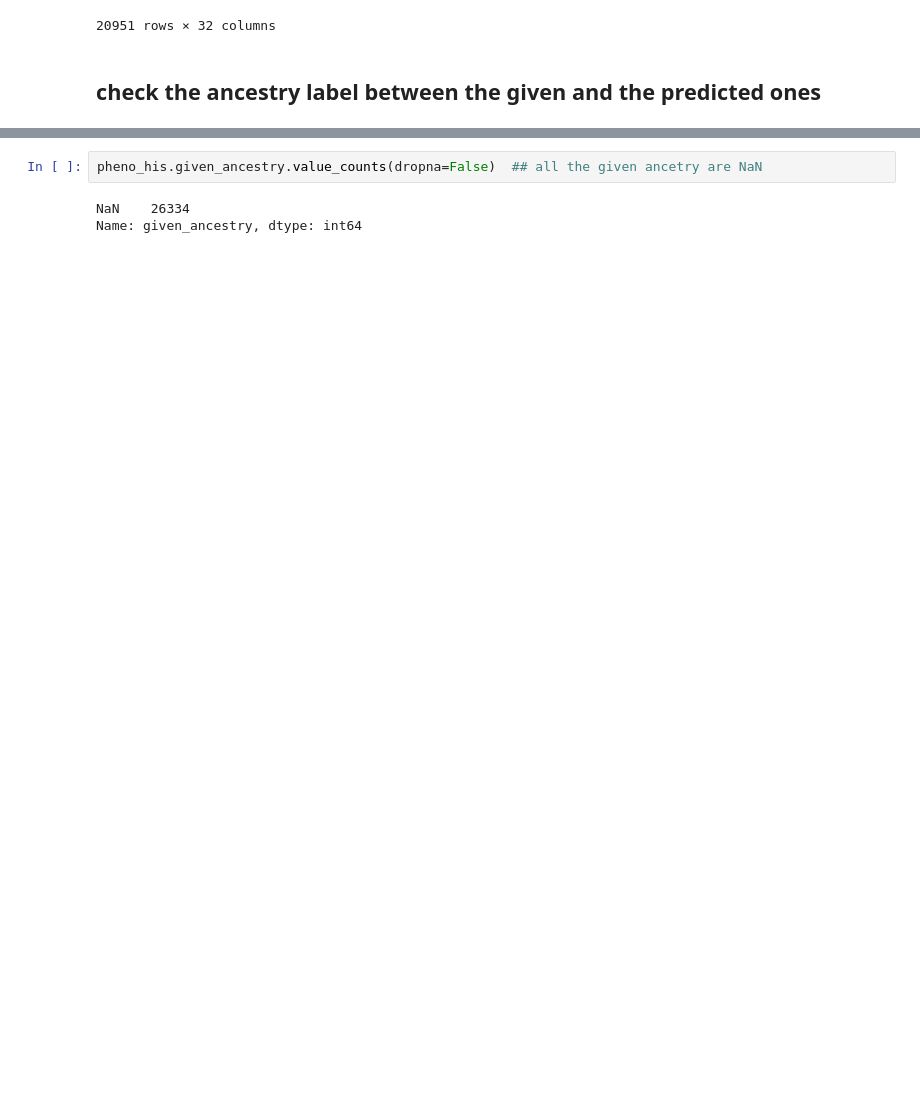
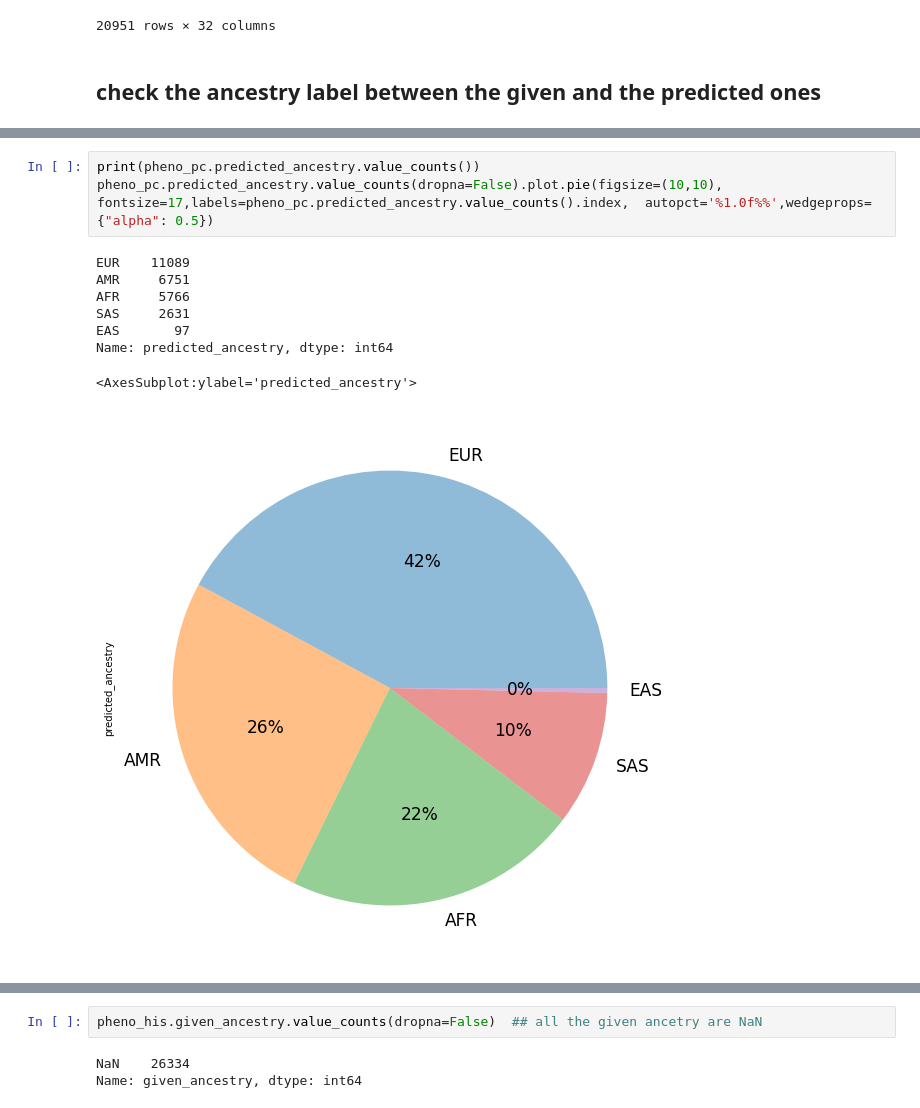
Before and after one commit to teresa-sansan/ADSP_polyfun, a Jupyter notebook: data_processing/phenotype/merge_pheno_pc_population.ipynb, the cells around one changed output, grey strips where cells are left out. Saved outputs shown, nothing was run; the diff lists cells and outputs as text; blank space fills up the shorter version.

```diff
--- a/data_processing/phenotype/merge_pheno_pc_population.ipynb
+++ b/data_processing/phenotype/merge_pheno_pc_population.ipynb
@@ -77,0 +103,12 @@ pheno_his.loc[pheno_his.predicted_ancestry!= pheno_pc.given_ancestry][["SUBJID",
+# %%
+print(pheno_pc.predicted_ancestry.value_counts())
+pheno_pc.predicted_ancestry.value_counts(dropna=False).plot.pie(figsize=(10,10), fontsize=17,labels=pheno_pc.predicted_ancestry.value_counts().index,  autopct='%1.0f%%',wedgeprops={"alpha": 0.5})
+# %% [output]
+EUR    11089
+AMR     6751
+AFR     5766
+SAS     2631
+EAS       97
+Name: predicted_ancestry, dtype: int64
+<AxesSubplot:ylabel='predicted_ancestry'>
+[figure, added]
```
Also changed, not shown: parts of 21 cells of this notebook.
